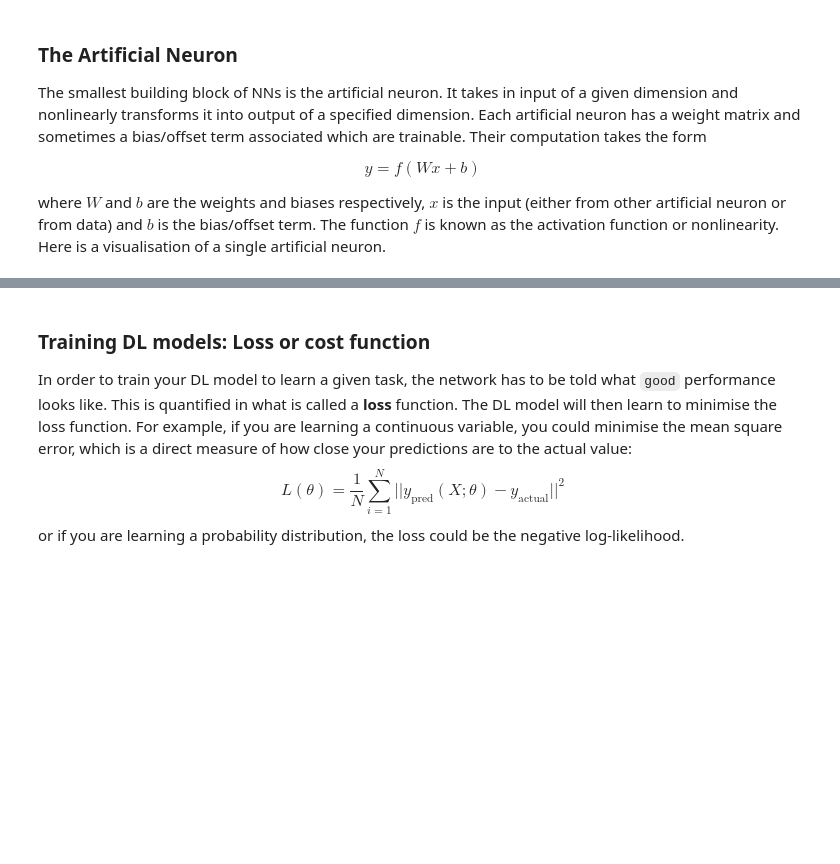
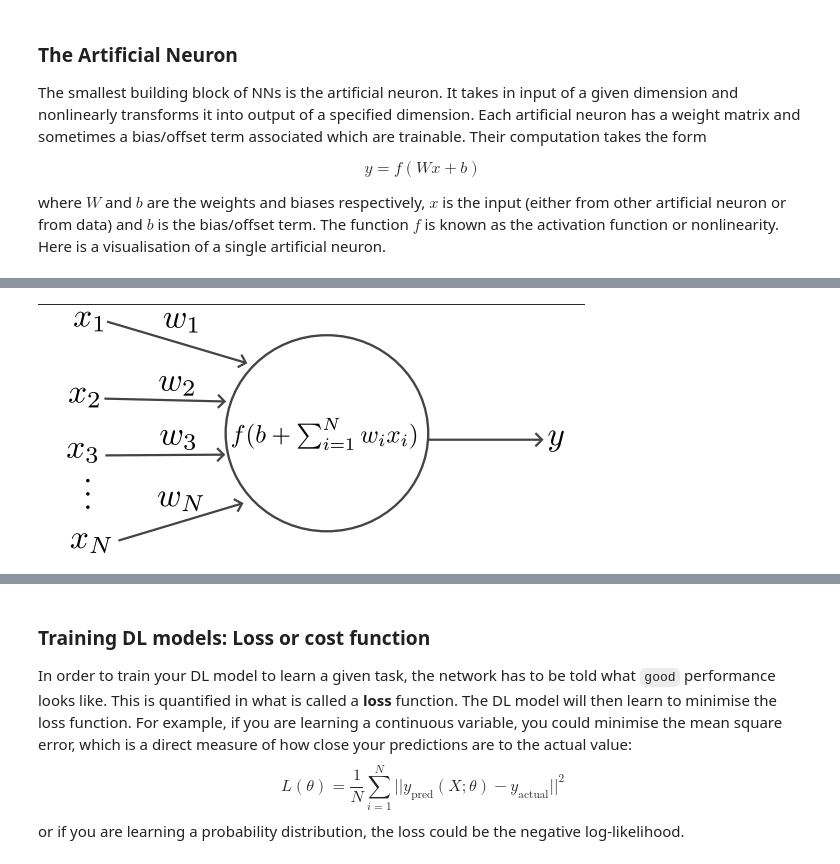
Before and after one commit to muhammedfadera/DL4EWS-Dartington, a Jupyter notebook: Intro_to_DL_for_EWS.ipynb, the cells around one changed output, grey strips where cells are left out. Drawn from its saved outputs; the diff is of its cells as text; code cells hidden in the pictures; blank space fills up the shorter version.

```diff
--- a/Intro_to_DL_for_EWS.ipynb
+++ b/Intro_to_DL_for_EWS.ipynb
@@ -44,3 +41,9 @@ where $W$ and $b$ are the weights and biases respectively, $x$ is the input (eit
+# %%
+from IPython.display import Image
+from matplotlib import pyplot as plt
+Image("pictures/perceptron.png")
+# %% [output]
+[figure, added]
 # %% [markdown]
 
 To build a Deep learning model, these neurons are stacked with the output of one going into the next or sometimes the same neuron using its own output. The particular way this stacking is done is referred to as the architecture of the DL model.
```
Also changed, not shown: parts of 4 cells of this notebook, 2 other files.
